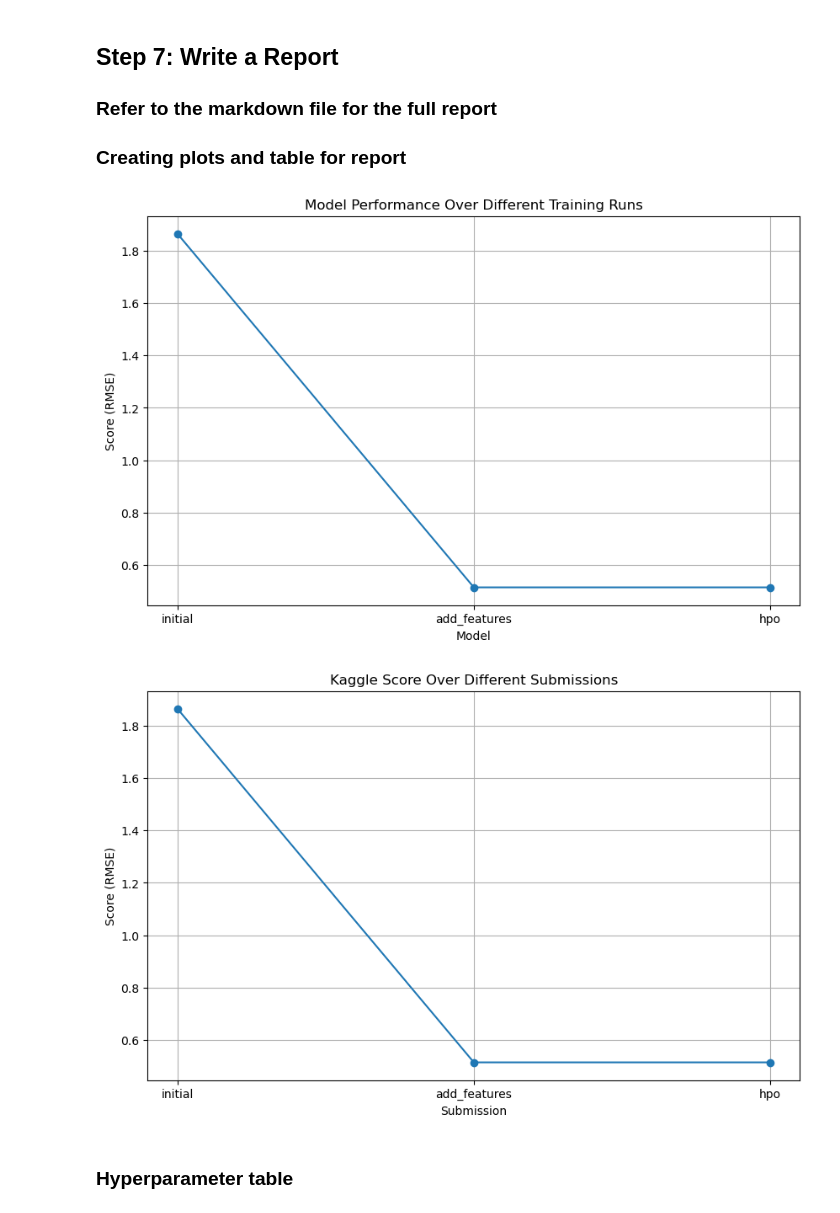
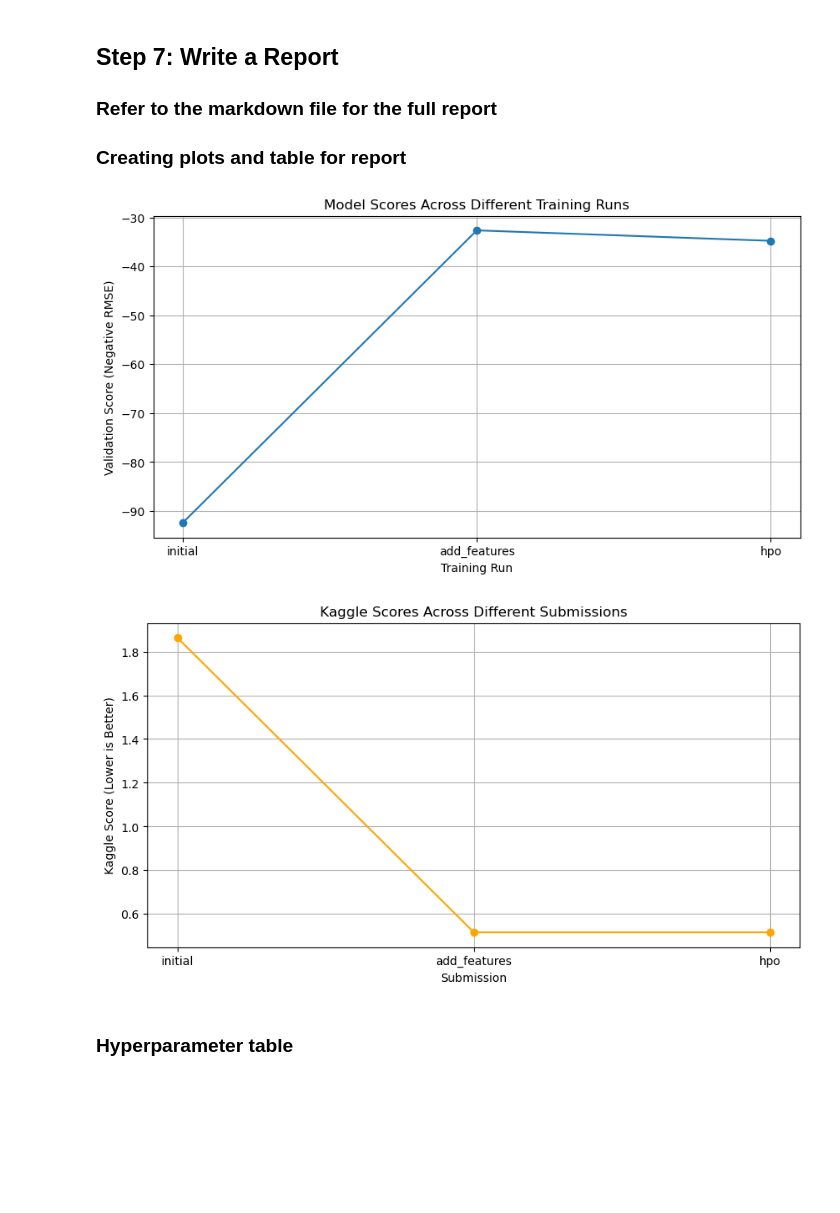
Before and after one commit to rkendev/Udacity_AWS_Machine_Learning_Engineer, a Jupyter notebook: Predict Bike Sharing Demand with AutoGluon/project-template.ipynb, the cells around one changed output. Cells and saved outputs as stored; diff of their text form; code cells hidden in the pictures; blank space fills up the shorter version.

```diff
--- a/Predict Bike Sharing Demand with AutoGluon/project-template.ipynb
+++ b/Predict Bike Sharing Demand with AutoGluon/project-template.ipynb
@@ -527,14 +555,20 @@ hyperparameters = {
     'KNN': [{'weights': 'uniform', 'ag_args': {'name_suffix': 'Unif'}}, {'weights': 'distance', 'ag_args': {'name_suffix': 'Dist'}}],
 }
 
-# Initialize the TabularPredictor with hyperparameter tuning
-predictor_new_hpo = TabularPredictor(label=label_column, eval_metric='root_mean_squared_error')
+hyperparameter_tune_kwargs = {
+    'num_trials': 5,  # Number of different hyperparameter configurations to try
+    'scheduler': 'local',  # Scheduler for executing trials
+    'searcher': 'random',  # Random search strategy
+}
 
-# Fit the predictor with hyperparameter tuning
-predictor_new_hpo.fit(
+predictor_new_hpo = TabularPredictor(
+    label=label_column,
+    eval_metric='root_mean_squared_error'
+).fit(
     train_data=train.drop(columns=['casual', 'registered']),
     time_limit=600,
     presets='medium_quality_faster_train',
-    hyperparameters=hyperparameters
+    hyperparameters=hyperparameters,
+    hyperparameter_tune_kwargs=hyperparameter_tune_kwargs
 )
 # %% [output]
@@ -661,44 +752,49 @@ submission.csv               2024-05-20 12:32:41  first raw submission
 ## Step 7: Write a Report
 ### Refer to the markdown file for the full report
 ### Creating plots and table for report
+# %%
+initial_score = predictor.leaderboard(silent=True)['score_val'][0]
+new_features_score = predictor_new_features.leaderboard(silent=True)['score_val'][0]
+hpo_score = predictor_new_hpo.leaderboard(silent=True)['score_val'][0]
+
+model_scores = [initial_score, new_features_score, hpo_score]
+model_names = ['initial', 'add_features', 'hpo']
 # %%
 # Taking the top model score from each training run and creating a line plot to show improvement
 # You can create these in the notebook and save them to PNG or use some other tool (e.g. google sheets, excel)
 import matplotlib.pyplot as plt
 import pandas as pd
 
-# Data for plotting
-data = {
-    "model": ["initial", "add_features", "hpo"],
-    "score": [1.86412, 0.51509, 0.51509]
-}
+import matplotlib.pyplot as plt
 
-df = pd.DataFrame(data)
-
-# Plotting the data
-plt.figure(figsize=(10, 6))
-plt.plot(df["model"], df["score"], marker='o')
-plt.xlabel('Model')
-plt.ylabel('Score (RMSE)')
-plt.title('Model Performance Over Different Training Runs')
+# Plotting the model scores
+plt.figure(figsize=(10, 5))
+plt.plot(model_names, model_scores, marker='o')
+plt.title('Model Scores Across Different Training Runs')
+plt.xlabel('Training Run')
+plt.ylabel('Validation Score (Negative RMSE)')
 plt.grid(True)
 plt.savefig('./img/model_train_score.png')
 plt.show()
 # %% [output]
-[figure, old version]
+[figure, new version]
 # %%
 # Take the 3 kaggle scores and creating a line plot to show improvement
 # Plotting the data
-plt.figure(figsize=(10, 6))
-plt.plot(df["model"], df["score"], marker='o')
+kaggle_scores = [1.86412, 0.51509, 0.51509]  # Update these with actual values if they change
+kaggle_names = ['initial', 'add_features', 'hpo']
+
+# Plotting the Kaggle scores
+plt.figure(figsize=(10, 5))
+plt.plot(kaggle_names, kaggle_scores, marker='o', color='orange')
+plt.title('Kaggle Scores Across Different Submissions')
 plt.xlabel('Submission')
-plt.ylabel('Score (RMSE)')
-plt.title('Kaggle Score Over Different Submissions')
+plt.ylabel('Kaggle Score (Lower is Better)')
 plt.grid(True)
 plt.savefig('./img/model_test_score.png')
 plt.show()
 # %% [output]
-[figure, old version]
+[figure, new version]
 # %% [markdown]
 ### Hyperparameter table
 # %%
```
Also changed, not shown: parts of 16 cells of this notebook, 4 other files.
